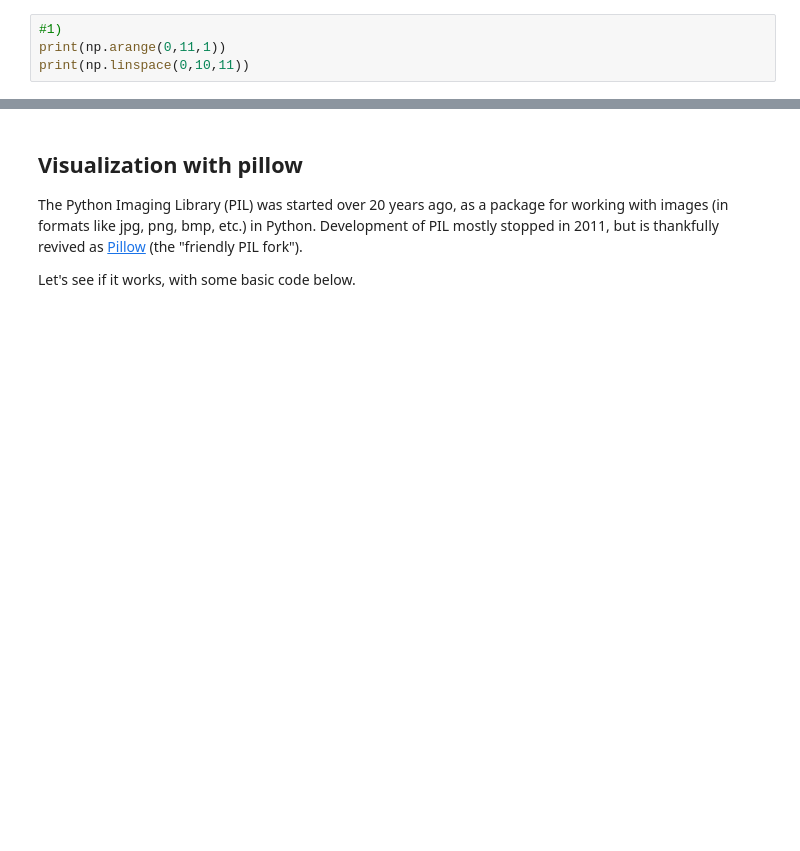
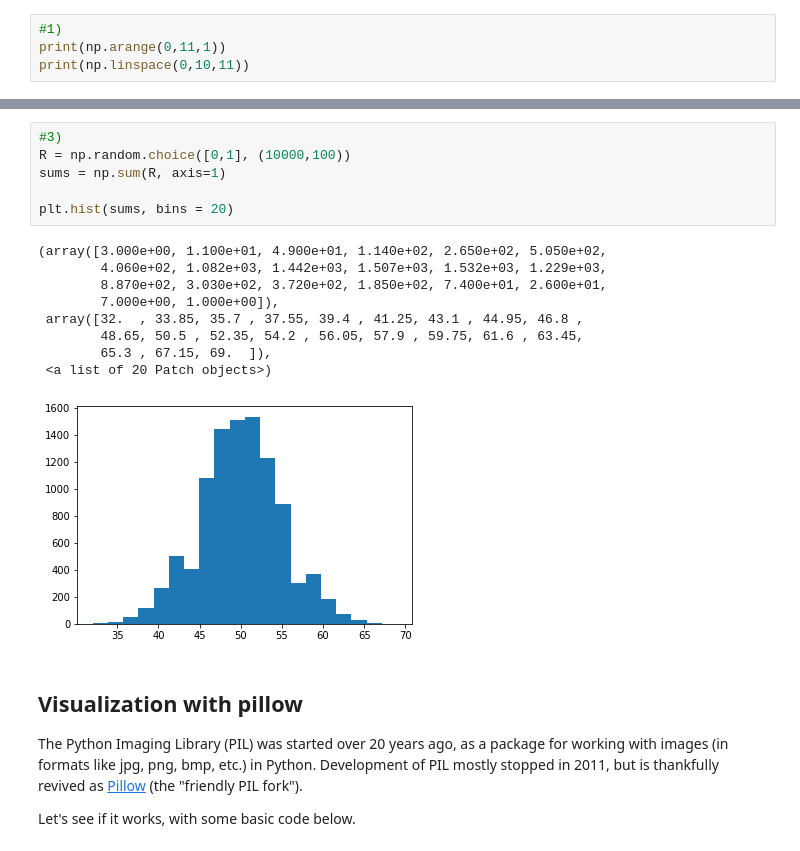
Before and after one commit to Gavin-Moss/Python-for-Math, a Jupyter notebook: P4M_Notebook_4.ipynb, the cells around one changed output, grey strips where cells are left out. Saved outputs shown, nothing was run; the diff lists cells and outputs as text; blank space fills up the shorter version.

```diff
--- a/P4M_Notebook_4.ipynb
+++ b/P4M_Notebook_4.ipynb
@@ -710,3 +705,19 @@ plt.show()
+# %%
+#3)
+R = np.random.choice([0,1], (10000,100))
+sums = np.sum(R, axis=1)
+
+plt.hist(sums, bins = 20)
+# %% [output]
+(array([3.000e+00, 1.100e+01, 4.900e+01, 1.140e+02, 2.650e+02, 5.050e+02,
+        4.060e+02, 1.082e+03, 1.442e+03, 1.507e+03, 1.532e+03, 1.229e+03,
+        8.870e+02, 3.030e+02, 3.720e+02, 1.850e+02, 7.400e+01, 2.600e+01,
+        7.000e+00, 1.000e+00]),
+ array([32.  , 33.85, 35.7 , 37.55, 39.4 , 41.25, 43.1 , 44.95, 46.8 ,
+        48.65, 50.5 , 52.35, 54.2 , 56.05, 57.9 , 59.75, 61.6 , 63.45,
+        65.3 , 67.15, 69.  ]),
+ <a list of 20 Patch objects>)
+[figure, added]
 # %% [markdown]
 ## Visualization with pillow
 
```
Also changed, not shown: parts of 3 cells of this notebook.
